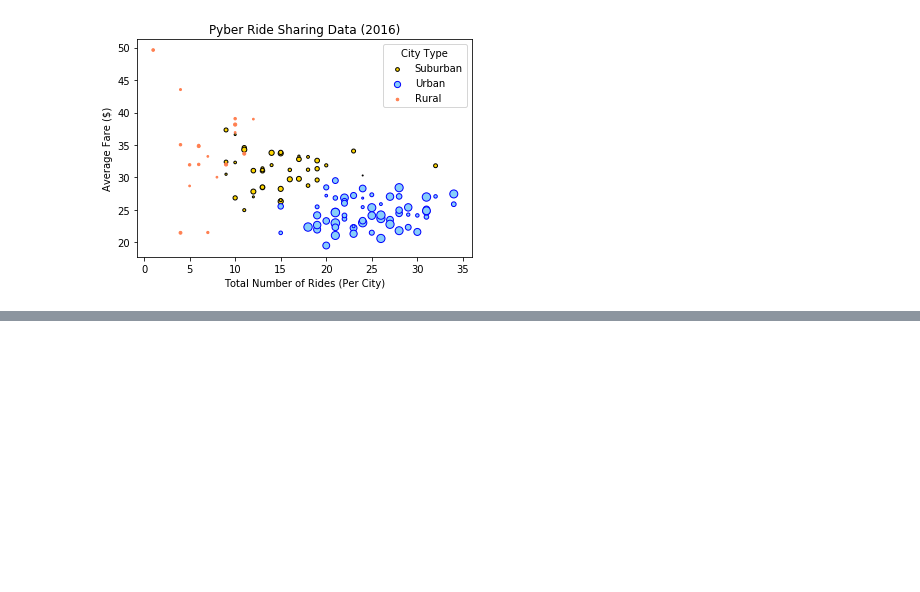
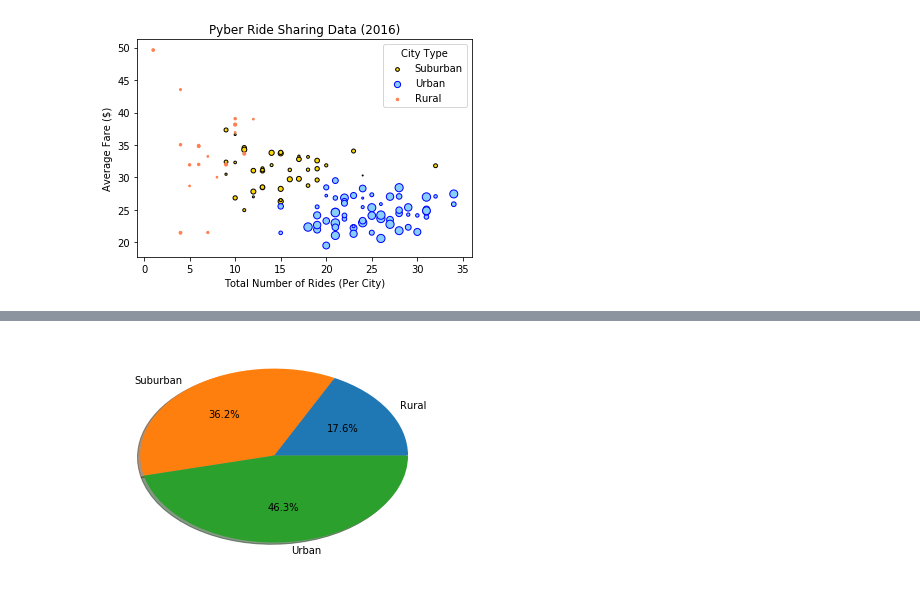
Before and after one commit to EpicureanHeron/DataAnalyticsBootcampSpring2018, a Jupyter notebook: Week 5 - MatPlotLib/Pyber/PyBer.ipynb, the cells around one changed output, grey strips where cells are left out. Drawn from its saved outputs; the diff is of its cells as text; code cells hidden in the pictures; blank space fills up the shorter version.

Commit message:
created pie charts. need to format them a bit

```diff
--- a/Week 5 - MatPlotLib/Pyber/PyBer.ipynb
+++ b/Week 5 - MatPlotLib/Pyber/PyBer.ipynb
@@ -98,0 +108,27 @@ plt.show()
+# %%
+total_rides = city_type_group['Total Number of Rides'].sum()
+total_fares = city_type_group['Average Fare'].sum()
+total_drivers = city_type_group['Driver Count'].sum()
+# %%
+city_type_group['% of Rides'] = (city_type_group['Total Number of Rides'] / total_rides) * 100
+city_type_group['% of Fares'] = (city_type_group['Average Fare'] / total_fares) * 100
+city_type_group['% of Drivers'] = (city_type_group['Driver Count'] / total_drivers) * 100
+# %%
+# get index as labels
+labels = city_type_group.index.tolist()
+# initalize lists
+ride_pieces = []
+fare_pieces = []
+driver_pieces = []
+# %%
+# fill lists with data
+for index, row in city_type_group.iterrows():
+    ride_pieces.append(row['% of Rides'])
+    fare_pieces.append(row['% of Fares'])
+    driver_pieces.append(row['% of Drivers'])
+# %%
+# create pie chart based on fares
+plt.pie(fare_pieces, labels=labels, autopct='%1.1f%%', shadow=True)
+plt.show()
+# %% [output]
+[figure, added]
```
Also changed, not shown: parts of 3 cells of this notebook.
